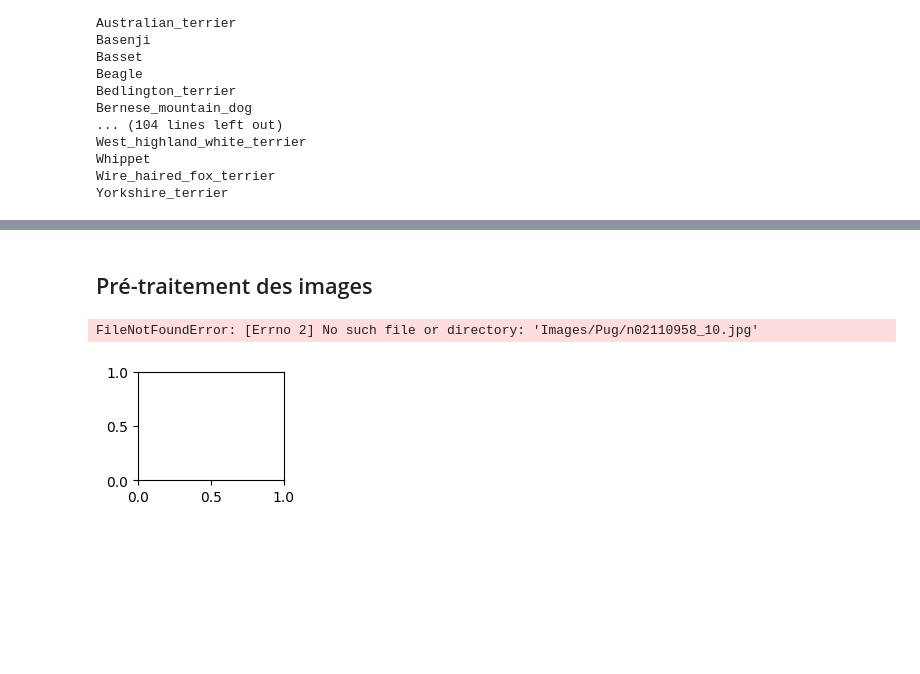
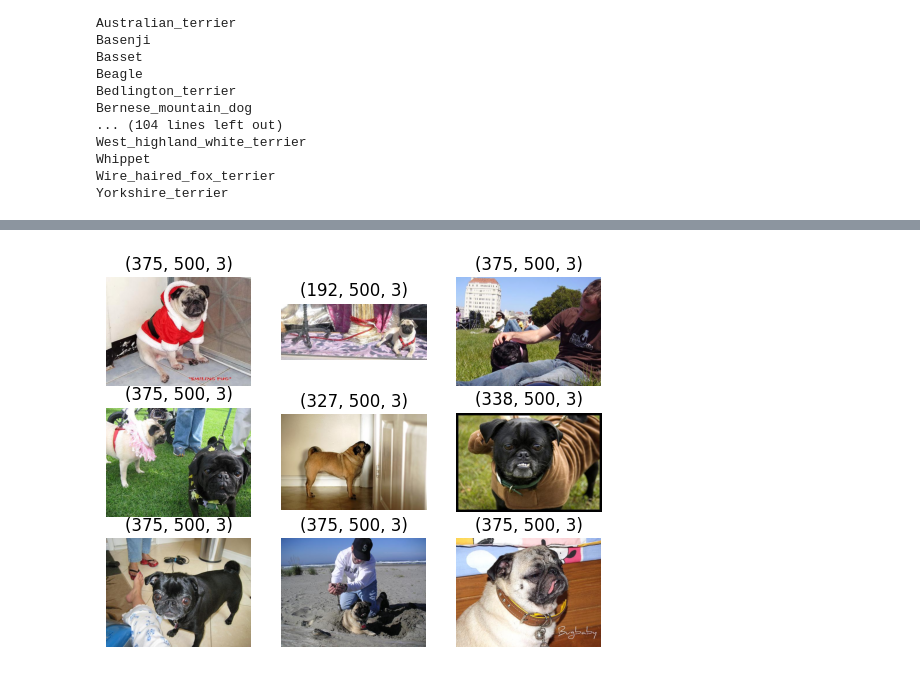
Before and after one commit to zbrwkq/projet_intro_deep_learning, a Jupyter notebook: data.ipynb, the cells around one changed output, grey strips where cells are left out. Cells and saved outputs as stored; diff of their text form; code cells hidden in the pictures; blank space fills up the shorter version.

```diff
--- a/data.ipynb
+++ b/data.ipynb
@@ -33,0 +49,35 @@ for i in os.listdir(imagesFolderPath):
+# %%
+import hashlib
+
+hash_fichiers = {}
+doublons = []
+i = 0
+j = len(os.listdir('Images'))
+for racine, _, fichiers in os.walk('Images'):
+    print(i, '/', j)
+    for fichier in fichiers:
+        chemin_complet = os.path.join(racine, fichier)
+
+        if fichier.lower().endswith(('.jpg')):
+            hasher = hashlib.md5()
+            with open(chemin_complet, 'rb') as f:
+                for bloc in iter(lambda: f.read(65536), b''):
+                    hasher.update(bloc)
+
+            hachage = hasher.hexdigest()
+
+            chemin_doublon = hash_fichiers.get(hachage)
+            if chemin_doublon:
+                doublons.append((chemin_complet, chemin_doublon))
+            else:
+                hash_fichiers[hachage] = chemin_complet
+    i += 1
+
+
+
+if doublons:
+    for i in doublons:
+        os.remove(i[0])
+    print(len(doublons), 'doublons supprimés')
+else:
+    print("Aucune image en doublon trouvée.")
@@ -242,2 +256,0 @@ Clipping input data to the valid range for imshow with RGB data ([0..1] for floa
-# %% [markdown]
-## Pré-traitement des images
@@ -248,12 +257,11 @@ from PIL import Image
 # %%
-nbr =[10,25,152,237,353,476,481,589,609]
+sample = [os.listdir('Images/Pug')[index] for index in random.sample(range(0, len(os.listdir('Images/Pug'))), 9)]
 for i in range(9):
     plt.subplot(3, 3, i+1)
-    filename = 'Images/' + 'Pug/' + 'n02110958_' + str(nbr[i]) + '.jpg'
+    filename = 'Images/' + 'Pug/' + sample[i]
     image = imread(filename)
     plt.imshow(image)
     plt.title(image.shape)
     plt.axis('Off')
 # %% [output]
-FileNotFoundError: [Errno 2] No such file or directory: 'Images/Pug/n02110958_10.jpg'
-[figure, old version]
+[figure, new version]
```
Also changed, not shown: parts of 21 cells of this notebook, 3 other files.
